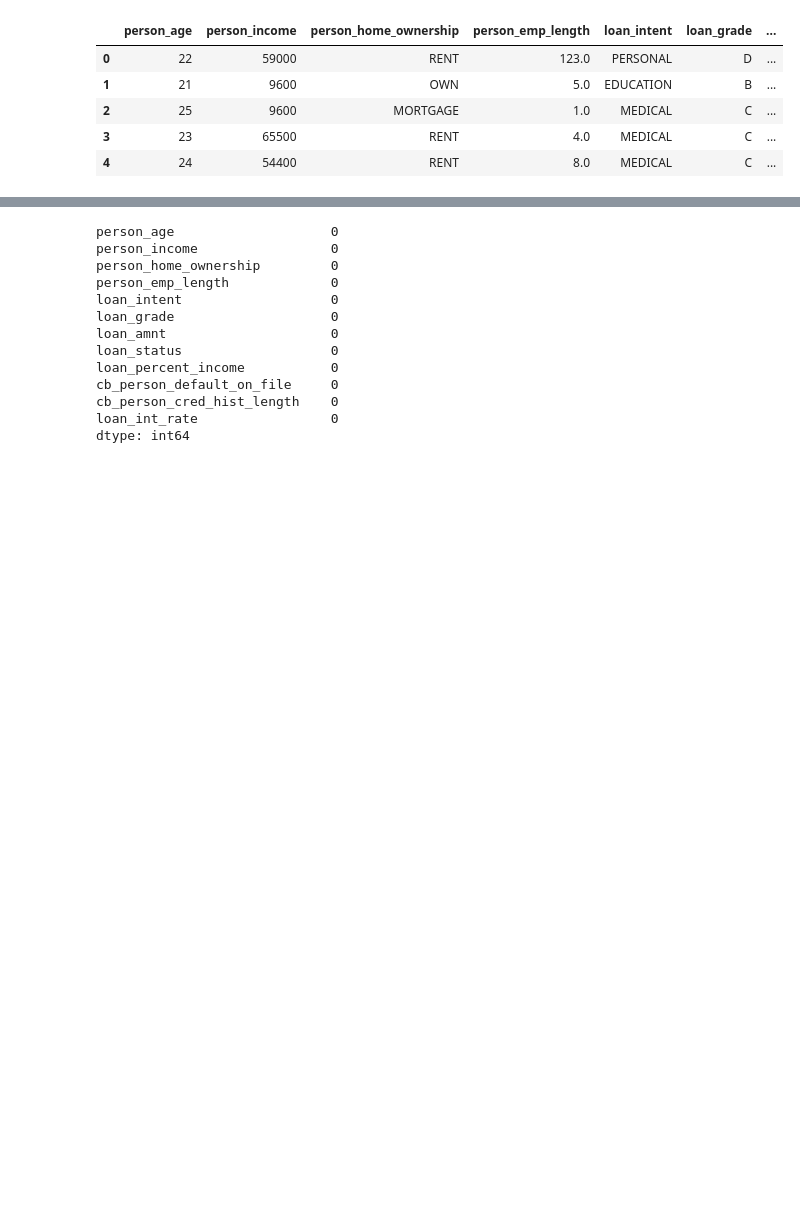
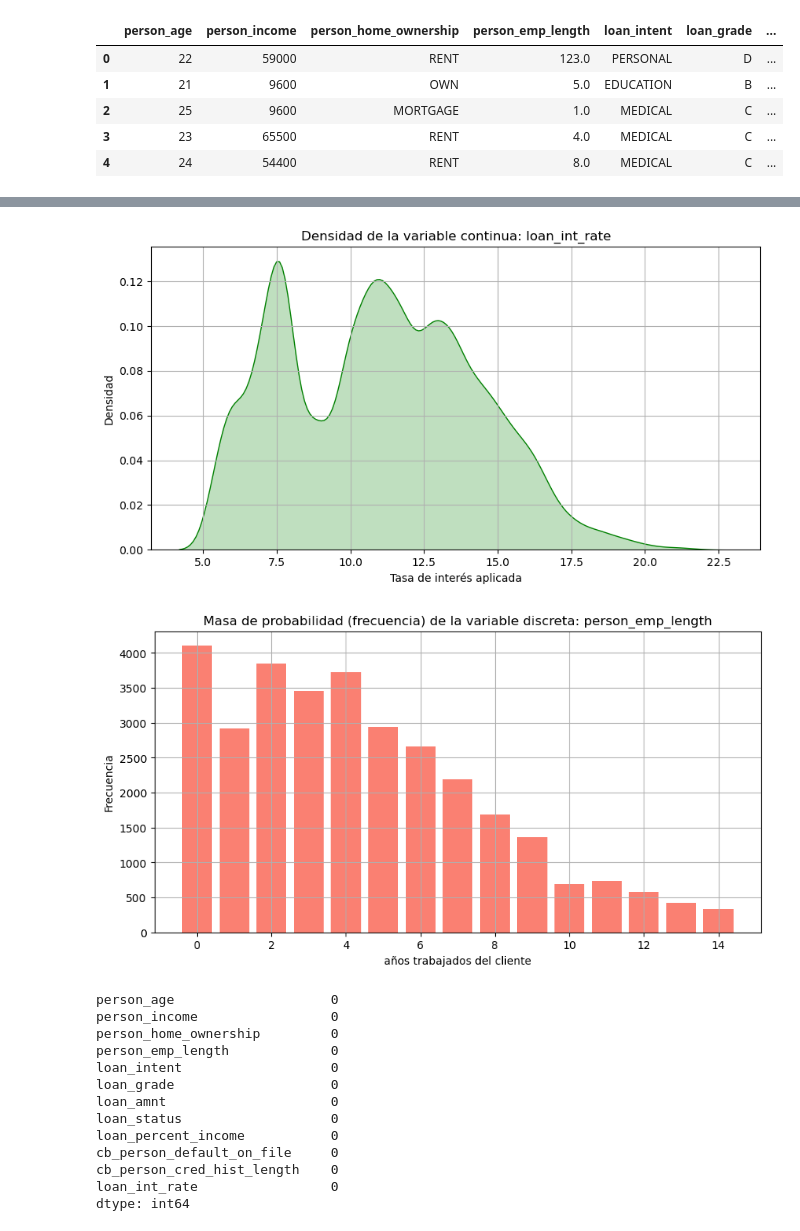
Before and after one commit to Jesus20MM/Proyecto-riesgo-crediticio, a Jupyter notebook: Credit.ipynb, the cells around one changed output, grey strips where cells are left out. Cells and saved outputs as stored; diff of their text form; code cells hidden in the pictures; blank space fills up the shorter version.

Commit message:
Es esta parte ya se tiene la data limpia y se comenzará con la implementacion de modelos

```diff
--- a/Credit.ipynb
+++ b/Credit.ipynb
@@ -479,6 +614,3 @@ plt.show()
-# %%
-#agregamos la mediana en los valores nulos de ambas columnas
-df_original[["loan_int_rate", "person_emp_length"]] = df_original[["loan_int_rate", "person_emp_length"]].apply(lambda x: x.fillna(x.median()))
 # %%
 df_original.head()
 # %% [output]
@@ -490,0 +631,24 @@ df_original.head()
+# %%
+# ---------- VARIABLE CONTINUA ----------
+plt.figure(figsize=(10, 5))
+sns.kdeplot(data=df_original, x='loan_int_rate', fill=True, color='green')
+plt.title('Densidad de la variable continua: loan_int_rate')
+plt.xlabel('Tasa de interés aplicada')
+plt.ylabel('Densidad')
+plt.grid(True)
+plt.show()
+
+# ---------- VARIABLE DISCRETA ----------
+# Contar frecuencia de cada valor discreto (puedes limitar si hay demasiados)
+discrete_counts = df_original['person_emp_length'].value_counts().sort_index()
+
+plt.figure(figsize=(10, 5))
+plt.bar(discrete_counts.index, discrete_counts.values, color='salmon')
+plt.title('Masa de probabilidad (frecuencia) de la variable discreta: person_emp_length')
+plt.xlabel('años trabajados del cliente')
+plt.ylabel('Frecuencia')
+plt.grid(True)
+plt.show()
+# %% [output]
+[figure, added]
+[figure, added]
```
Also changed, not shown: parts of 33 cells of this notebook.
